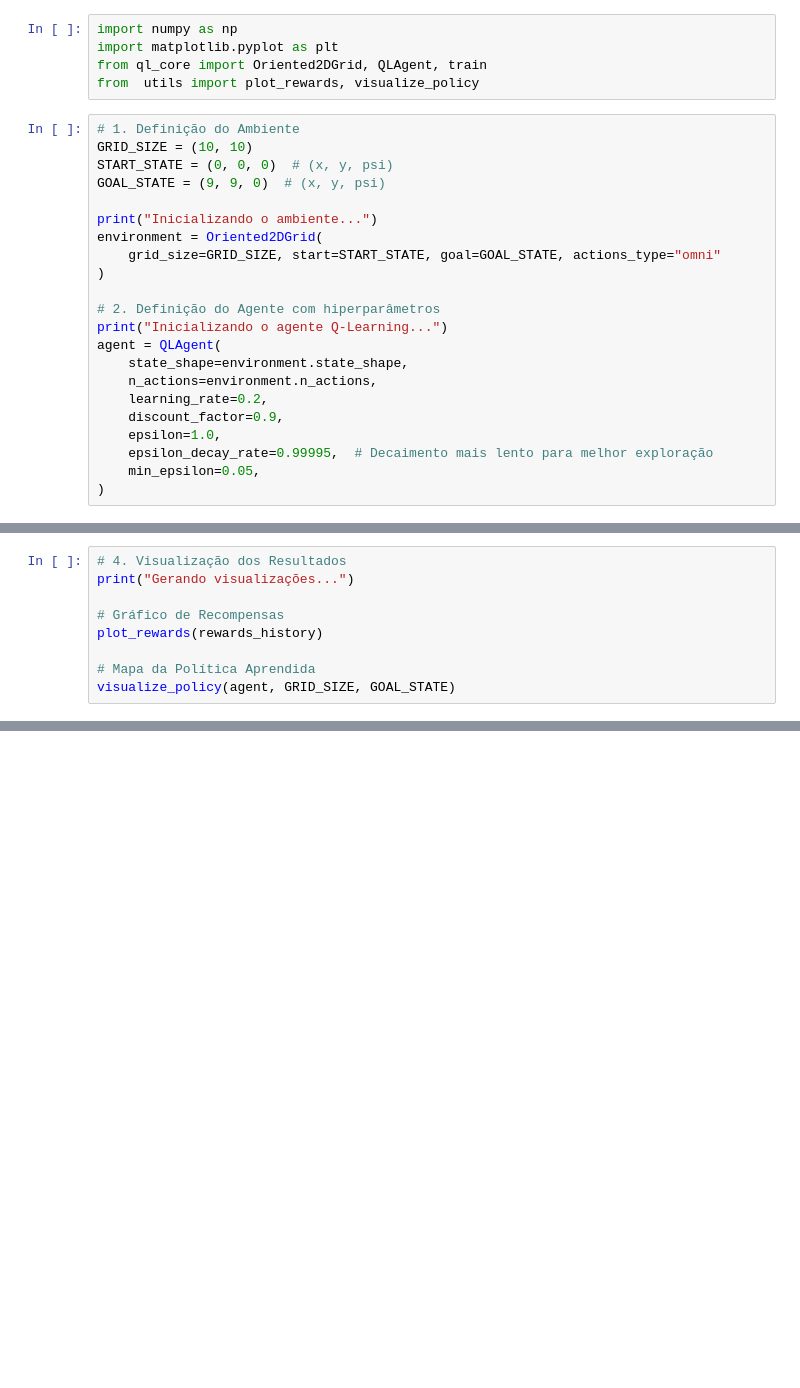
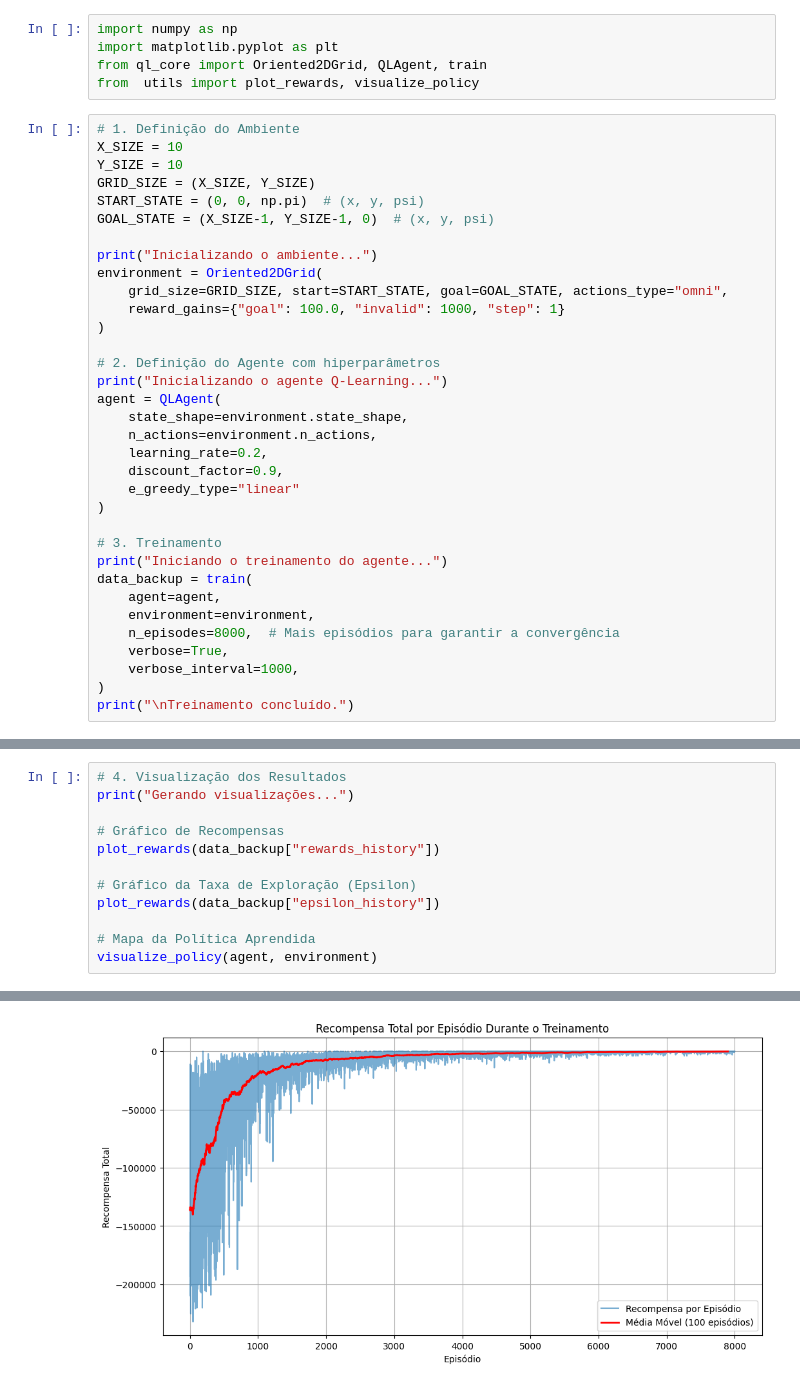
Before and after one commit to FellipeSpagnol/QLToolbox, a Jupyter notebook: ql_notebook.ipynb, the cells around one changed output, grey strips where cells are left out. Saved outputs shown, nothing was run; the diff lists cells and outputs as text; blank space fills up the shorter version.

```diff
--- a/ql_notebook.ipynb
+++ b/ql_notebook.ipynb
@@ -5,13 +5,16 @@ from ql_core import Oriented2DGrid, QLAgent, train
 from  utils import plot_rewards, visualize_policy
 # %%
 # 1. Definição do Ambiente
-GRID_SIZE = (10, 10)
-START_STATE = (0, 0, 0)  # (x, y, psi)
-GOAL_STATE = (9, 9, 0)  # (x, y, psi)
+X_SIZE = 10
+Y_SIZE = 10
+GRID_SIZE = (X_SIZE, Y_SIZE)
+START_STATE = (0, 0, np.pi)  # (x, y, psi)
+GOAL_STATE = (X_SIZE-1, Y_SIZE-1, 0)  # (x, y, psi)
 
 print("Inicializando o ambiente...")
 environment = Oriented2DGrid(
-    grid_size=GRID_SIZE, start=START_STATE, goal=GOAL_STATE, actions_type="omni"
+    grid_size=GRID_SIZE, start=START_STATE, goal=GOAL_STATE, actions_type="omni",
+    reward_gains={"goal": 100.0, "invalid": 1000, "step": 1}
 )
 
 # 2. Definição do Agente com hiperparâmetros
@@ -21,7 +24,16 @@ agent = QLAgent(
     n_actions=environment.n_actions,
     learning_rate=0.2,
     discount_factor=0.9,
-    epsilon=1.0,
-    epsilon_decay_rate=0.99995,  # Decaimento mais lento para melhor exploração
-    min_epsilon=0.05,
+    e_greedy_type="linear"
 )
+
+# 3. Treinamento
+print("Iniciando o treinamento do agente...")
+data_backup = train(
+    agent=agent,
+    environment=environment,
+    n_episodes=8000,  # Mais episódios para garantir a convergência
+    verbose=True,
+    verbose_interval=1000,
+)
+print("\nTreinamento concluído.")
@@ -42,7 +56,11 @@ print("\nTreinamento concluído.")
 print("Gerando visualizações...")
 
 # Gráfico de Recompensas
-plot_rewards(rewards_history)
+plot_rewards(data_backup["rewards_history"])
+
+# Gráfico da Taxa de Exploração (Epsilon)
+plot_rewards(data_backup["epsilon_history"])
 
 # Mapa da Política Aprendida
-visualize_policy(agent, GRID_SIZE, GOAL_STATE)
+visualize_policy(agent, environment)
+# %% [output]
@@ -48,0 +68 @@ visualize_policy(agent, GRID_SIZE, GOAL_STATE)
+[figure, added]
```
Also changed, not shown: parts of 3 cells of this notebook, 2 other files.
